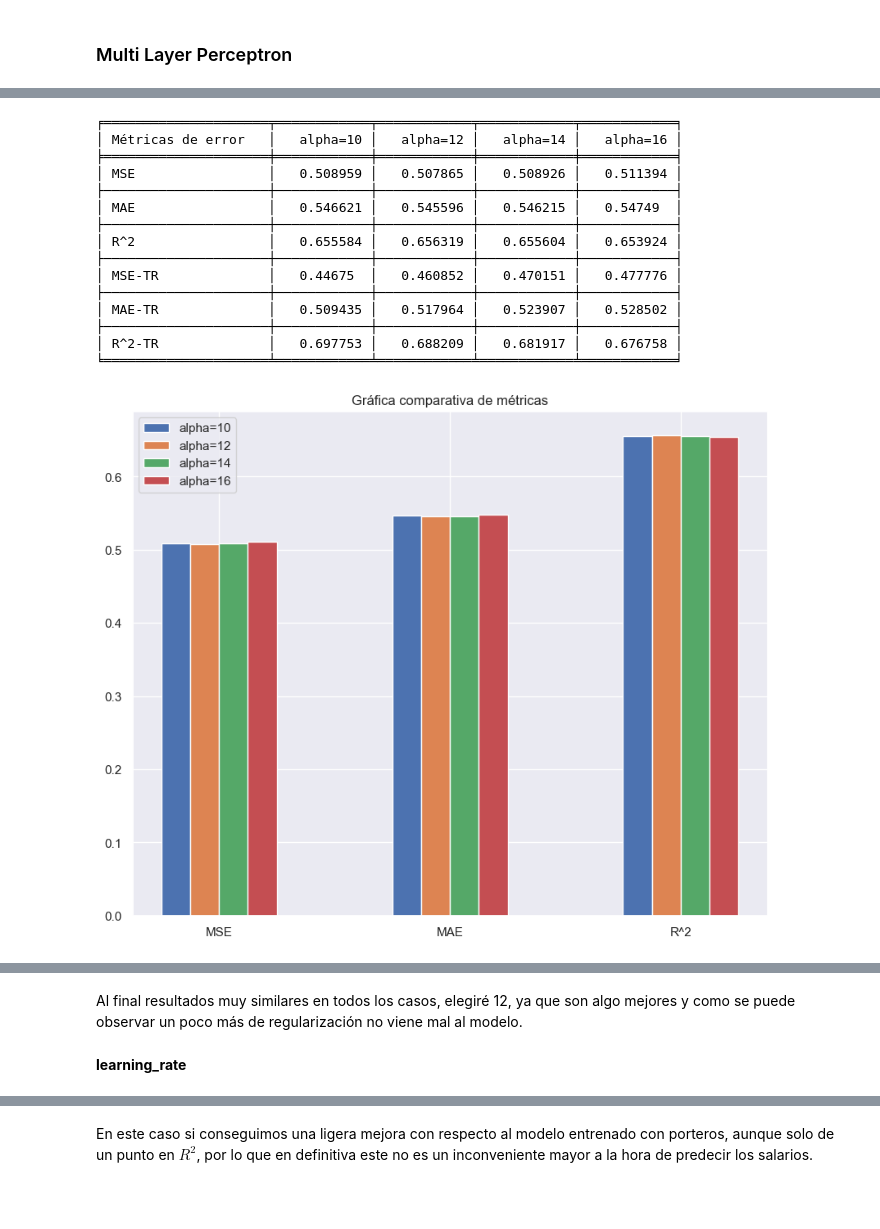
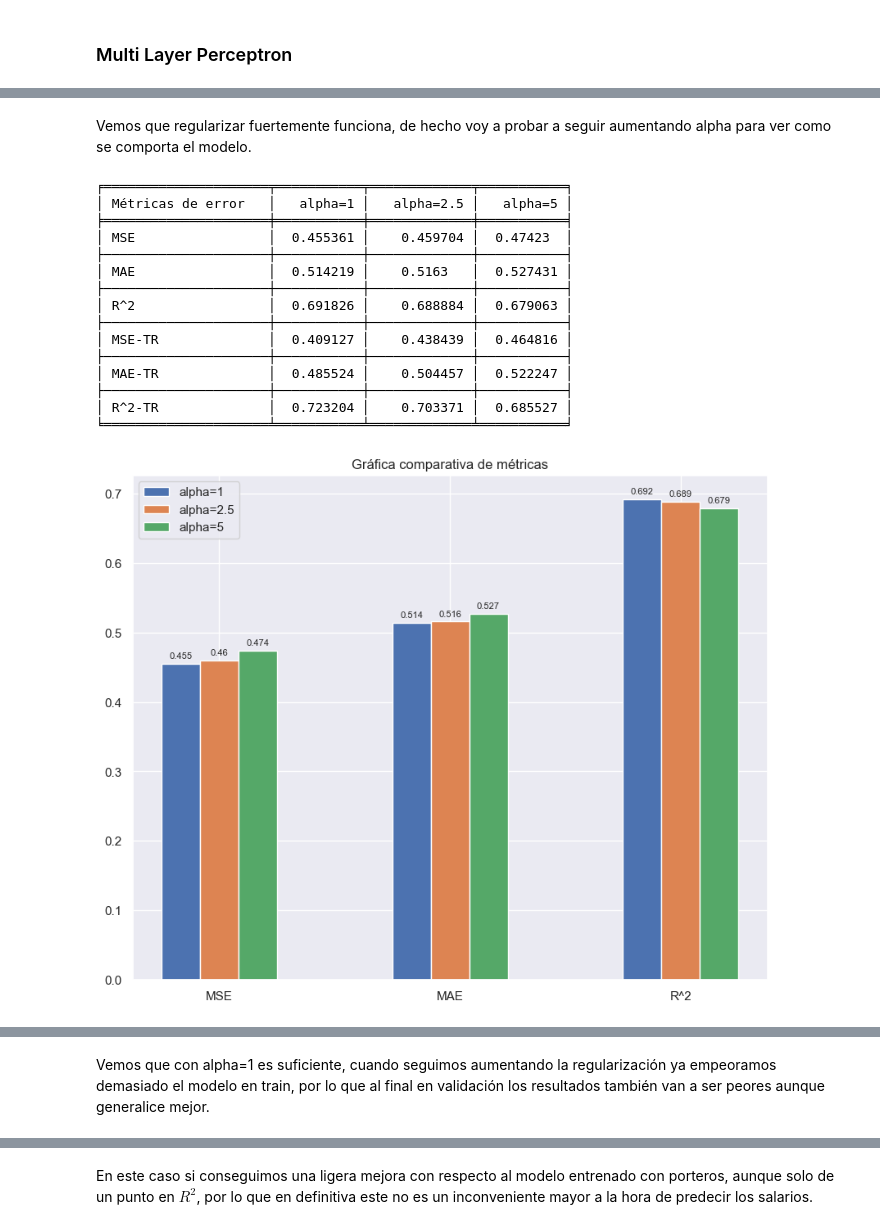
Before and after one commit to JMMelcrack/Predictive-models-applied-to-the-analysis-of-professional-footballers-wages, a Jupyter notebook: NoKeepersTraining.ipynb, the cells around one changed output, grey strips where cells are left out. Saved outputs shown, nothing was run; the diff lists cells and outputs as text; code cells hidden in the pictures; blank space fills up the shorter version.

```diff
--- a/NoKeepersTraining.ipynb
+++ b/NoKeepersTraining.ipynb
@@ -39,7 +39,7 @@ data_xy = data_xy[data_xy['Posicion_1'] != True]
 Eliminamos también las características relacionadas con ellos.
 # %%
 data_xy = data_xy.drop(['Goles encajados', 'Disparos recibidos', 'Salvadas', 'Porterias a cero',
-                                    'Penaltis en contra', 'Penaltis encajados', 'Penaltis detenidos', 'Penaltis fallados (en contra)'], axis=1)
+                        'Posicion_1', 'Penaltis en contra', 'Penaltis encajados', 'Penaltis detenidos', 'Penaltis fallados (en contra)'], axis=1)
 # %%
 nombres_de_columnas = data_xy.columns
 nombres_de_columnas
@@ -65,7 +65,7 @@ Index(['Jugador', 'Edad', 'Temporada', 'Posicion', 'Valor liga ini',
 import numpy as np
 from sklearn.model_selection import train_test_split # para dividir el dataset en los conjuntos de train y test
 
-x = data_xy.drop(['Jugador', 'Temporada', 'Salario semanal', 'Posicion', 'Posicion_1'], axis=1)
+x = data_xy.drop(['Jugador', 'Temporada', 'Salario semanal', 'Posicion'], axis=1)
 y = data_xy['Salario semanal']
 
 print("El número de instancias del problema es: " + str(x.shape[0]))
@@ -1353,23 +1100,2 @@ Concluyendo eliminando los porteros no obtenemos ninguna mejora con GB, de hecho
 # %% [markdown]
 ### Multi Layer Perceptron
-# %%
-from skopt import BayesSearchCV
-
-# Definimos el espacio de búsqueda de hiperparámetros
-search_space = {
-    'hidden_layer_sizes': (5, 100),  # Número de neuronas en la capa oculta
-    'alpha': (0.001, 10),  # Rango de valores para el parámetro de regularización alpha
-    'activation': ['logistic', 'tanh', 'relu'],  # Función de activación
-    'solver': ['lbfgs', 'adam'],  # Algoritmo de optimización
-    'learning_rate_init': (0.001, 1), # Learning rate inicial
-    'batch_size': (1, 32)
-}
-
-# Creamos un estimador (en este caso un MLP)
-estimator = MLPRegressor(max_iter=750, random_state=0, early_stopping=True)
-
-# Inicializamos BayesSearchCV con el estimador, el espacio de búsqueda y la estrategia de validación cruzada
-opt = BayesSearchCV(estimator, search_space, n_iter=100, scoring="r2", cv=5, n_jobs=-1, random_state=42, refit=False, return_train_score=True, verbose=1)
-
-# Realizamos la búsqueda de hiperparámetros
-opt.fit(x_train_pca, y_train_log)
@@ -1437,40 +1309,40 @@ La búsqueda bayesiana nos da 10 como el valor ideal para alpha, el problema es
+# %% [markdown]
+Vemos que regularizar fuertemente funciona, de hecho voy a probar a seguir aumentando alpha para ver como se comporta el modelo.
 # %%
 # Definir los modelos con los distintos hiperparámetros que se desean probar
-model_1 = MLPRegressor(max_iter=750, random_state=0, batch_size=1, activation='logistic', alpha=10, hidden_layer_sizes=(27), learning_rate_init=1.0, solver='lbfgs', early_stopping=True)
-model_2 = MLPRegressor(max_iter=750, random_state=0, batch_size=1, activation='logistic', alpha=12, hidden_layer_sizes=(27), learning_rate_init=1.0, solver='lbfgs', early_stopping=True)
-model_3 = MLPRegressor(max_iter=750, random_state=0, batch_size=1, activation='logistic', alpha=14, hidden_layer_sizes=(27), learning_rate_init=1.0, solver='lbfgs', early_stopping=True)
-model_4 = MLPRegressor(max_iter=750, random_state=0, batch_size=1, activation='logistic', alpha=16, hidden_layer_sizes=(27), learning_rate_init=1.0, solver='lbfgs', early_stopping=True)
+model_1 = MLPRegressor(random_state=34, hidden_layer_sizes=(28), max_iter=750, activation='tanh', solver='adam', alpha=1)
+model_2 = MLPRegressor(random_state=34, hidden_layer_sizes=(28), max_iter=750, activation='tanh', solver='adam', alpha=2.5)
+model_3 = MLPRegressor(random_state=34, hidden_layer_sizes=(28), max_iter=750, activation='tanh', solver='adam', alpha=5)
 
 # Aplicamos CV a nuestros modelos para obtener sus métricas de error
 result1 = crossValidation(model_1, kf, x_train_pca, y_train_log, True)
 result2 = crossValidation(model_2, kf, x_train_pca, y_train_log, True)
 result3 = crossValidation(model_3, kf, x_train_pca, y_train_log, True)
-result4 = crossValidation(model_4, kf, x_train_pca, y_train_log, True)
 
-all_result = np.vstack((result1, result2, result3, result4))
+all_result = np.vstack((result1, result2, result3))
 
 categorias = ['MSE', 'MAE', 'R^2', 'MSE-TR', 'MAE-TR', 'R^2-TR']
-titulos = ['alpha=10', 'alpha=12', 'alpha=14', 'alpha=16']
+titulos = ['alpha=1', 'alpha=2.5', 'alpha=5']
 
 tablaComparacion(all_result[:, 1:7], categorias, titulos)
 
 # Visualizamos los gráficos de barras de los distintos modelos para las métricas de error
 graficaComparacion(all_result[:, 1:4], titulos, categorias[0:3])
 graficaComparacion(all_result[:, 4:7], titulos, categorias[3:6])
 # %% [output]
-╒═════════════════════╤════════════╤════════════╤════════════╤════════════╕
-│ Métricas de error   │   alpha=10 │   alpha=12 │   alpha=14 │   alpha=16 │
-╞═════════════════════╪════════════╪════════════╪════════════╪════════════╡
-│ MSE                 │   0.508959 │   0.507865 │   0.508926 │   0.511394 │
-├─────────────────────┼────────────┼────────────┼────────────┼────────────┤
-│ MAE                 │   0.546621 │   0.545596 │   0.546215 │   0.54749  │
-├─────────────────────┼────────────┼────────────┼────────────┼────────────┤
-│ R^2                 │   0.655584 │   0.656319 │   0.655604 │   0.653924 │
-├─────────────────────┼────────────┼────────────┼────────────┼────────────┤
-│ MSE-TR              │   0.44675  │   0.460852 │   0.470151 │   0.477776 │
-├─────────────────────┼────────────┼────────────┼────────────┼────────────┤
-│ MAE-TR              │   0.509435 │   0.517964 │   0.523907 │   0.528502 │
-├─────────────────────┼────────────┼────────────┼────────────┼────────────┤
-│ R^2-TR              │   0.697753 │   0.688209 │   0.681917 │   0.676758 │
-╘═════════════════════╧════════════╧════════════╧════════════╧════════════╛
+╒═════════════════════╤═══════════╤═════════════╤═══════════╕
+│ Métricas de error   │   alpha=1 │   alpha=2.5 │   alpha=5 │
+╞═════════════════════╪═══════════╪═════════════╪═══════════╡
+│ MSE                 │  0.455361 │    0.459704 │  0.47423  │
+├─────────────────────┼───────────┼─────────────┼───────────┤
+│ MAE                 │  0.514219 │    0.5163   │  0.527431 │
+├─────────────────────┼───────────┼─────────────┼───────────┤
+│ R^2                 │  0.691826 │    0.688884 │  0.679063 │
+├─────────────────────┼───────────┼─────────────┼───────────┤
+│ MSE-TR              │  0.409127 │    0.438439 │  0.464816 │
+├─────────────────────┼───────────┼─────────────┼───────────┤
+│ MAE-TR              │  0.485524 │    0.504457 │  0.522247 │
+├─────────────────────┼───────────┼─────────────┼───────────┤
+│ R^2-TR              │  0.723204 │    0.703371 │  0.685527 │
+╘═════════════════════╧═══════════╧═════════════╧═══════════╛
-[figure, old version]
+[figure, new version]
@@ -1478,4 +1350,2 @@ graficaComparacion(all_result[:, 4:7], titulos, categorias[3:6])
-# %% [markdown]
-Al final resultados muy similares en todos los casos, elegiré 12, ya que son algo mejores y como se puede observar un poco más de regularización no viene mal al modelo.
-# %% [markdown]
-**learning_rate**
+# %% [markdown]
+Vemos que con alpha=1 es suficiente, cuando seguimos aumentando la regularización ya empeoramos demasiado el modelo en train, por lo que al final en validación los resultados también van a ser peores aunque generalice mejor.
```
Also changed, not shown: parts of 69 cells of this notebook.
